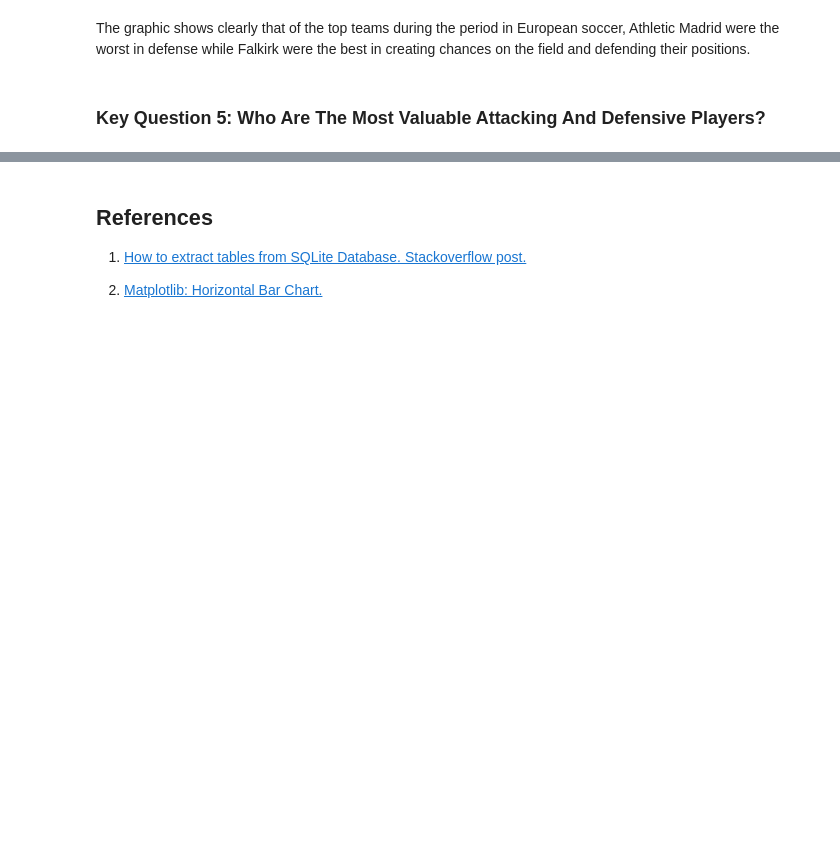
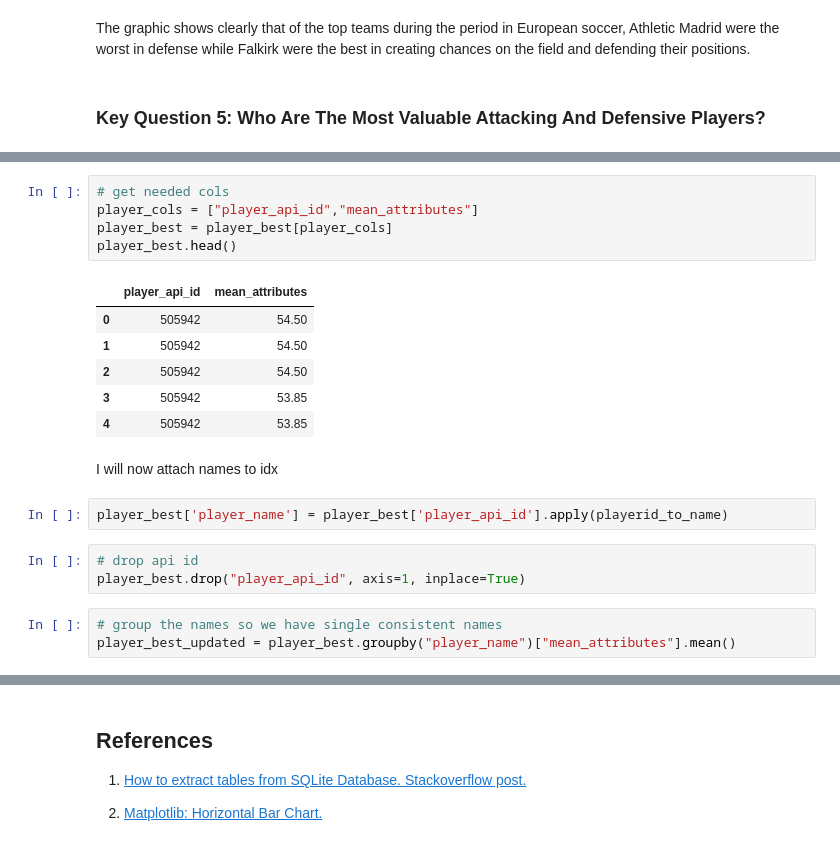
Before and after one commit to Emekadavid/european_soccer, a Jupyter notebook: notebook.ipynb, the cells around one changed output, grey strips where cells are left out. Drawn from its saved outputs; the diff is of its cells as text; blank space fills up the shorter version.

```diff
--- a/notebook.ipynb
+++ b/notebook.ipynb
@@ -2121,0 +2178,22 @@ The graphic shows clearly that of the top teams during the period in European so
+# %%
+# get needed cols
+player_cols = ["player_api_id","mean_attributes"]
+player_best = player_best[player_cols]
+player_best.head()
+# %% [output]
+|  | player_api_id | mean_attributes |
+| 0 | 505942 | 54.50 |
+| 1 | 505942 | 54.50 |
+| 2 | 505942 | 54.50 |
+| 3 | 505942 | 53.85 |
+| 4 | 505942 | 53.85 |
+# %% [markdown]
+I will now attach names to idx
+# %%
+player_best['player_name'] = player_best['player_api_id'].apply(playerid_to_name)
+# %%
+# drop api id
+player_best.drop("player_api_id", axis=1, inplace=True)
+# %%
+# group the names so we have single consistent names
+player_best_updated = player_best.groupby("player_name")["mean_attributes"].mean()
```
Also changed, not shown: parts of 24 cells of this notebook, 1 other file.
